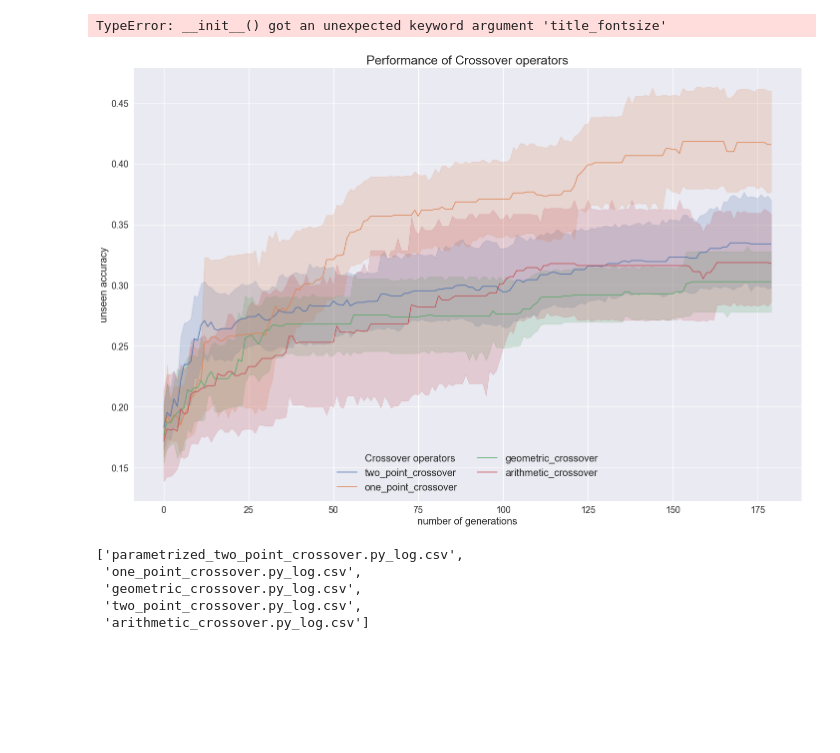
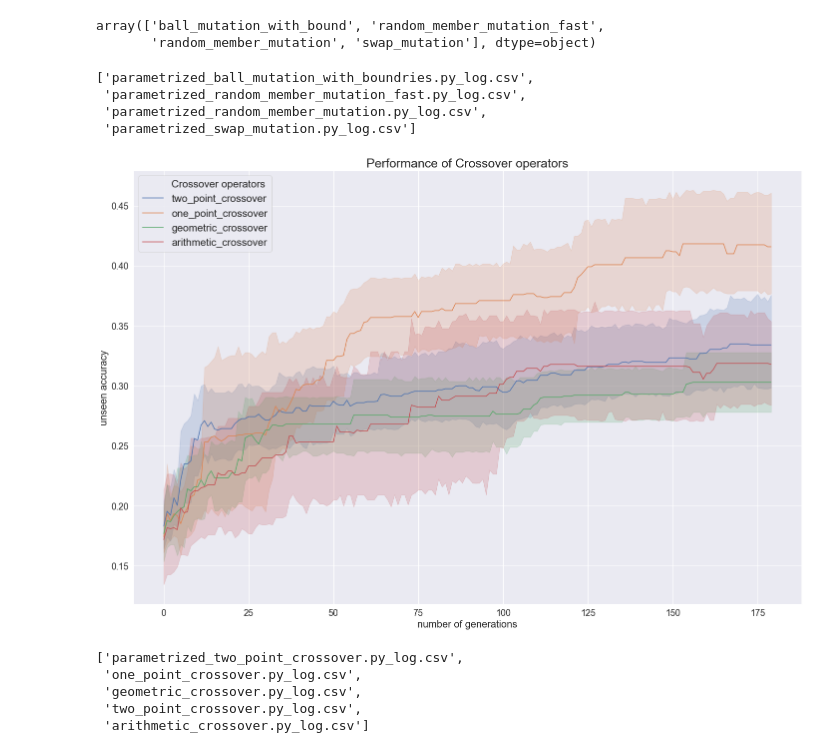
Before and after one commit to jorisbertens/cifo-project, a Jupyter notebook: project/baseline/TestLog/to_plots.ipynb, the cells around one changed output. Drawn from its saved outputs; the diff is of its cells as text; code cells hidden in the pictures; blank space fills up the shorter version.

```diff
--- a/project/baseline/TestLog/to_plots.ipynb
+++ b/project/baseline/TestLog/to_plots.ipynb
@@ -78,29 +52,40 @@ final.head()
+# %%
+final['Mutation operators'].unique()
+# %% [output]
+array(['ball_mutation_with_bound', 'random_member_mutation_fast',
+       'random_member_mutation', 'swap_mutation'], dtype=object)
+# %%
+glob.glob("*mutation*")
+# %% [output]
+['parametrized_ball_mutation_with_boundries.py_log.csv',
+ 'parametrized_random_member_mutation_fast.py_log.csv',
+ 'parametrized_random_member_mutation.py_log.csv',
+ 'parametrized_swap_mutation.py_log.csv']
 # %%
 import pandas as pd
 import glob
 final = pd.DataFrame()
 for file in glob.glob("*crossover*"):
     final = pd.concat([final,pd.read_csv(file, header=None)], axis=0)
 final.columns = ["0","1","2","3","4","5","6","7","Crossover operators","9","Mutation operators","11","12","13","14"]
 #final["Algorithem"] = final["2"]  + final["6"].map(str) + final["7"] + final["8"] + final["9"].map(str) + final["10"] + final["11"].map(str) + final["11"].map(str) + final["12"].map(str) + final["13"].map(str)
 
 
 
 import seaborn as sns
 import matplotlib.pyplot as plt
 sns.set(rc={'figure.figsize':(24,16)})
 ax = sns.lineplot(x="3", y="5", data=final, hue="Crossover operators")
 ax.set_title('Performance of Crossover operators', fontsize=25)
 ax.legend(frameon=False, loc='lower center',ncol=2, fontsize=20)
 ax.set_xlabel("number of generations",fontsize=20)
 ax.set_ylabel("unseen accuracy",fontsize=20)
 ax.tick_params(labelsize=18)
-ax.legend(loc='best',title_fontsize='15')
+ax.legend(loc='best',fontsize='xx-large')
 fig = ax.get_figure()
 fig.savefig("Performance of Crossover operators.png")
 # %% [output]
-TypeError: __init__() got an unexpected keyword argument 'title_fontsize'
-[figure, old version]
+[figure, new version]
 # %%
 glob.glob("*crossover*")
 # %% [output]
```
Also changed, not shown: parts of 4 cells of this notebook, 3 other files.
